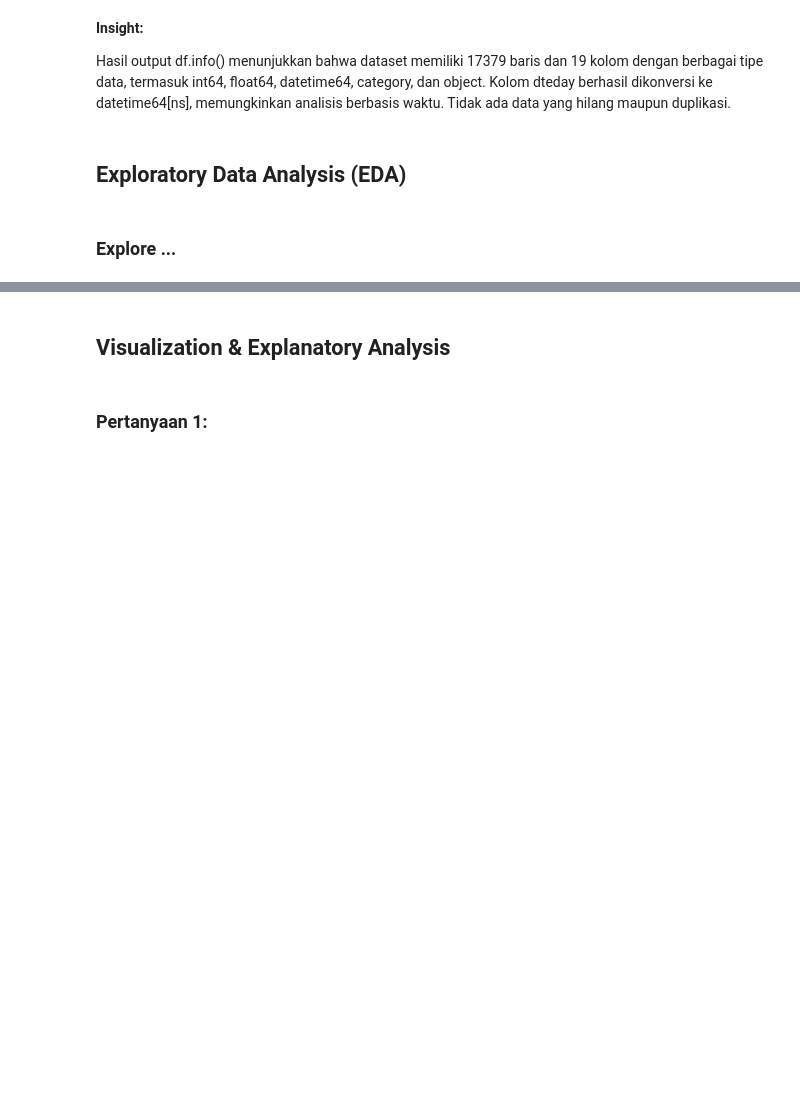
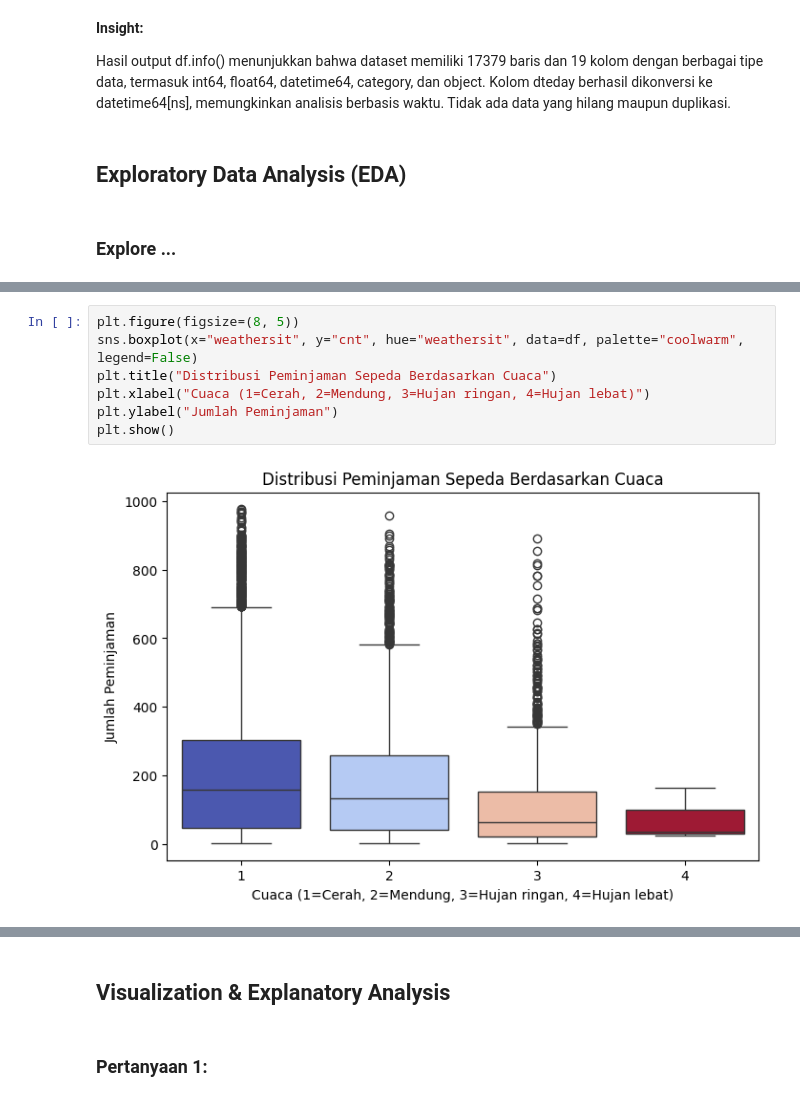
Before and after one commit to amelynsa/bike-sharing-dashboard, a Jupyter notebook: notebook.ipynb, the cells around one changed output, grey strips where cells are left out. Drawn from its saved outputs; the diff is of its cells as text; blank space fills up the shorter version.

```diff
--- a/notebook.ipynb
+++ b/notebook.ipynb
@@ -232,0 +179,9 @@ plt.show()
+# %%
+plt.figure(figsize=(8, 5))
+sns.boxplot(x="weathersit", y="cnt", hue="weathersit", data=df, palette="coolwarm", legend=False)
+plt.title("Distribusi Peminjaman Sepeda Berdasarkan Cuaca")
+plt.xlabel("Cuaca (1=Cerah, 2=Mendung, 3=Hujan ringan, 4=Hujan lebat)")
+plt.ylabel("Jumlah Peminjaman")
+plt.show()
+# %% [output]
+[figure, added]
```
Also changed, not shown: parts of 19 cells of this notebook, 3 other files.
